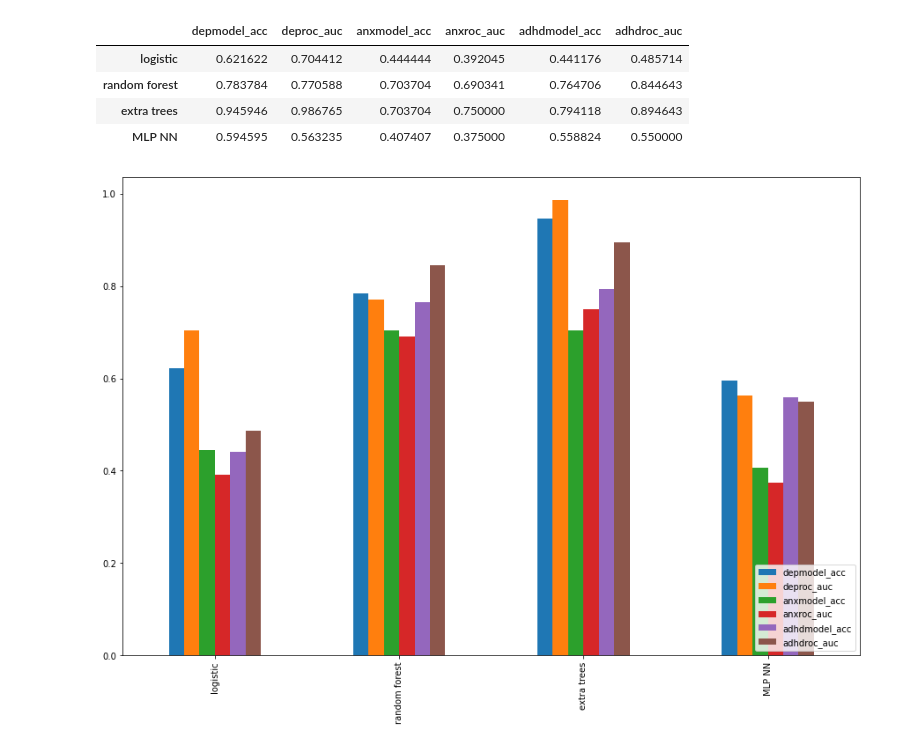
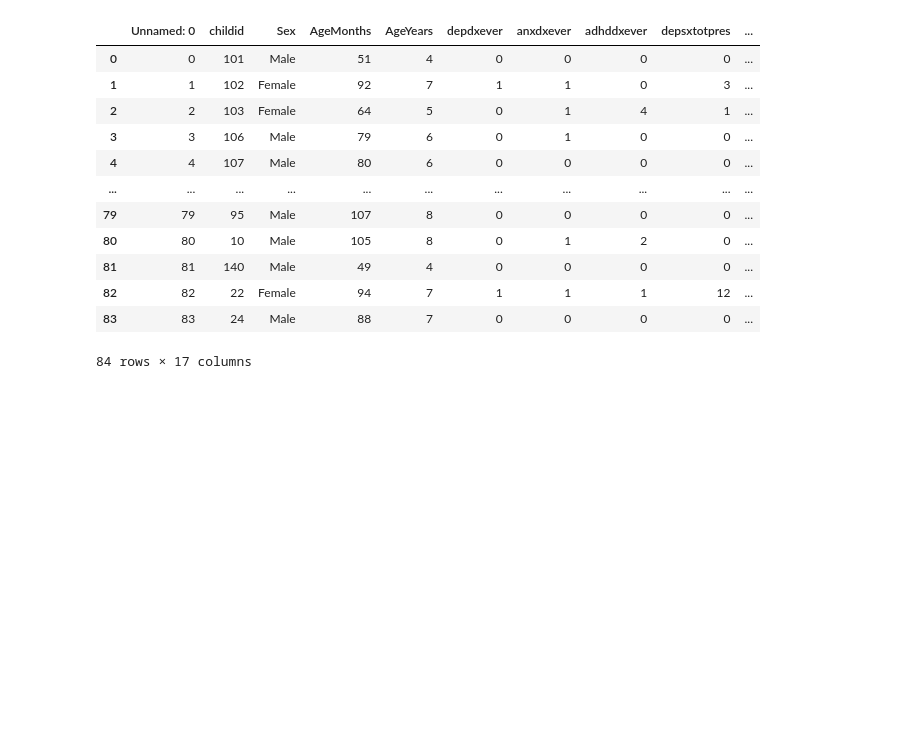
Before and after one commit to kdm004/cs287_project, a Jupyter notebook: kids study.ipynb, the cells around one changed output. Drawn from its saved outputs; the diff is of its cells as text; code cells hidden in the pictures; blank space fills up the shorter version.

```diff
--- a/kids study.ipynb
+++ b/kids study.ipynb
@@ -466,12 +0,0 @@ master  # # dep & adhd cv  = 12, anx cv = 7, 20 features, over sampled - SMOTE
-# %%
-master # dep & adhd cv  = 12, anx cv = 7, 1 features, over sampled
-master.plot.bar(figsize=(15, 10))
-plt.legend(loc='lower right')
-master
-# %% [output]
-|  | depmodel_acc | deproc_auc | anxmodel_acc | anxroc_auc | adhdmodel_acc | adhdroc_auc |
-| logistic | 0.621622 | 0.704412 | 0.444444 | 0.392045 | 0.441176 | 0.485714 |
-| random forest | 0.783784 | 0.770588 | 0.703704 | 0.690341 | 0.764706 | 0.844643 |
-| extra trees | 0.945946 | 0.986765 | 0.703704 | 0.750000 | 0.794118 | 0.894643 |
-| MLP NN | 0.594595 | 0.563235 | 0.407407 | 0.375000 | 0.558824 | 0.550000 |
-[figure, removed]
@@ -477,0 +47,57 @@ master
+# %%
+full_data = pd.read_csv('csv/all_feats_all_tasks_non_slimmed.csv')
+speech_col_names = [x for x in list(full_data.columns) if 'vad' in x]
+speech_col_names = speech_col_names + ['childid']
+speech_ds = full_data[speech_col_names]
+bubbles_col_names = [y for y in list(full_data.columns) if 'bubbles' in y]
+bubbles_col_names = bubbles_col_names + ['childid']
+bubbles_ds = full_data[bubbles_col_names] # dataframe of all bubbles features
+appr_col_names = [z for z in list(full_data.columns) if 'list' in z]
+appr_col_names = appr_col_names + ['childid']
+appr_ds = full_data[appr_col_names] # dataframe of all approach features
+speech_ds = speech_ds.set_index('childid')
+bubbles_ds = bubbles_ds.set_index('childid')
+appr_ds = appr_ds.set_index('childid')
+full_data = full_data.set_index('childid')
+
+kiddos = pd.read_csv('csv/target_information.csv')
+kiddos['adhd_count'] = kiddos['adhddxever']>0
+kiddos.adhd_count = kiddos.adhd_count.replace({True: 1, False: 0})
+
+dep_or_anx = []
+for i in range(84):
+    if kiddos['anxdxever'][i] >0 or kiddos['depdxever'][i] >0:
+        dep_or_anx.append(1)
+    else:
+        dep_or_anx.append(0)
+kiddos['dep_anx'] = dep_or_anx
+
+
+col_names = ['childid','depdxever','anxdxever','adhd_count','dep_anx']
+kiddos_ds = kiddos[col_names]
+kiddos_ds = kiddos_ds.set_index('childid')
+full_speech_ds = pd.concat([speech_ds,kiddos_ds],axis = 1)
+full_bubbles_ds = pd.concat([bubbles_ds,kiddos_ds],axis = 1)
+full_appr_ds = pd.concat([appr_ds,kiddos_ds],axis = 1)
+full_ds = pd.concat([full_data,kiddos_ds],axis = 1)
+
+# training = full_ds.iloc[:,:-3]
+# print(list(training))
+kiddos
+# training
+# full_data = full_data.iloc[:,1:]
+# full_data
+# %% [output]
+|  | Unnamed: 0 | childid | Sex | AgeMonths | AgeYears | depdxever | anxdxever | adhddxever | depsxtotpres | ... |
+| 0 | 0 | 101 | Male | 51 | 4 | 0 | 0 | 0 | 0 | ... |
+| 1 | 1 | 102 | Female | 92 | 7 | 1 | 1 | 0 | 3 | ... |
+| 2 | 2 | 103 | Female | 64 | 5 | 0 | 1 | 4 | 1 | ... |
+| 3 | 3 | 106 | Male | 79 | 6 | 0 | 1 | 0 | 0 | ... |
+| 4 | 4 | 107 | Male | 80 | 6 | 0 | 0 | 0 | 0 | ... |
+| ... | ... | ... | ... | ... | ... | ... | ... | ... | ... | ... |
+| 79 | 79 | 95 | Male | 107 | 8 | 0 | 0 | 0 | 0 | ... |
+| 80 | 80 | 10 | Male | 105 | 8 | 0 | 1 | 2 | 0 | ... |
+| 81 | 81 | 140 | Male | 49 | 4 | 0 | 0 | 0 | 0 | ... |
+| 82 | 82 | 22 | Female | 94 | 7 | 1 | 1 | 1 | 12 | ... |
+| 83 | 83 | 24 | Male | 88 | 7 | 0 | 0 | 0 | 0 | ... |
+84 rows × 17 columns
```
Also changed, not shown: parts of 36 cells of this notebook.
